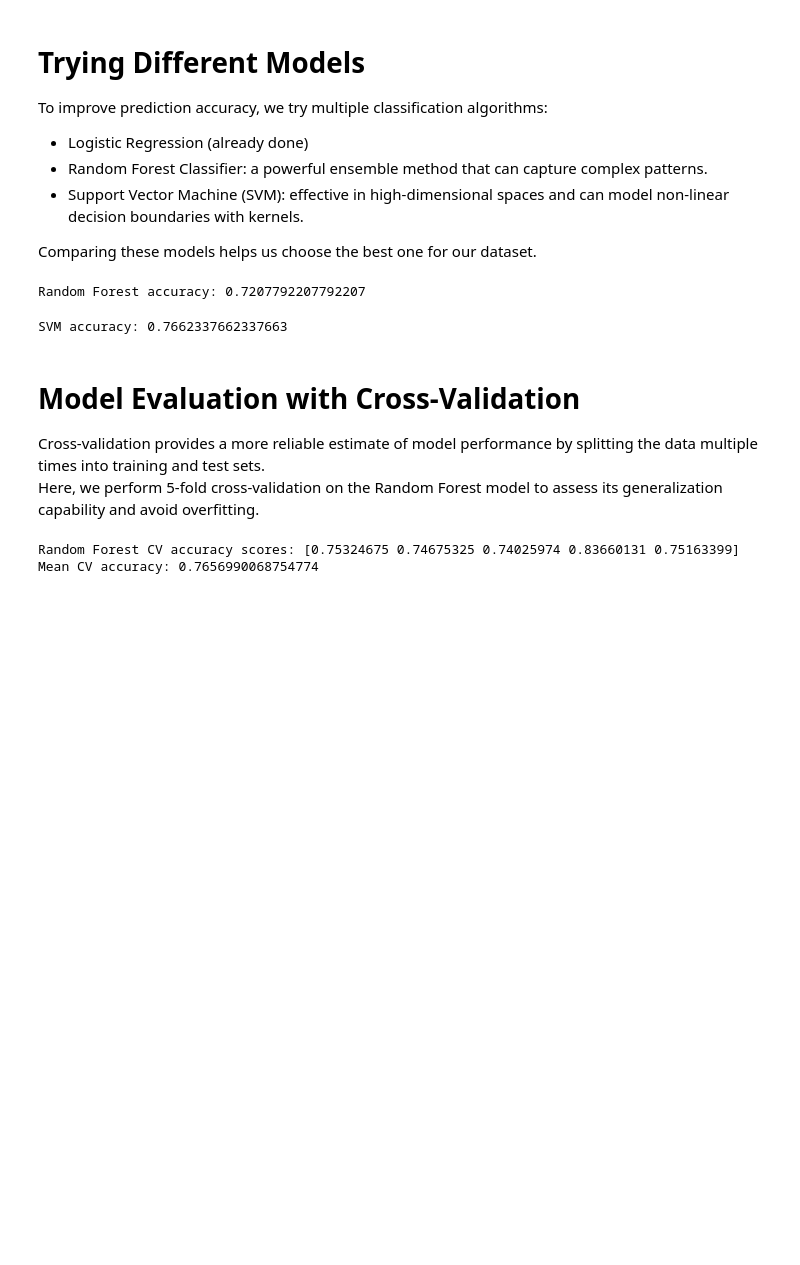
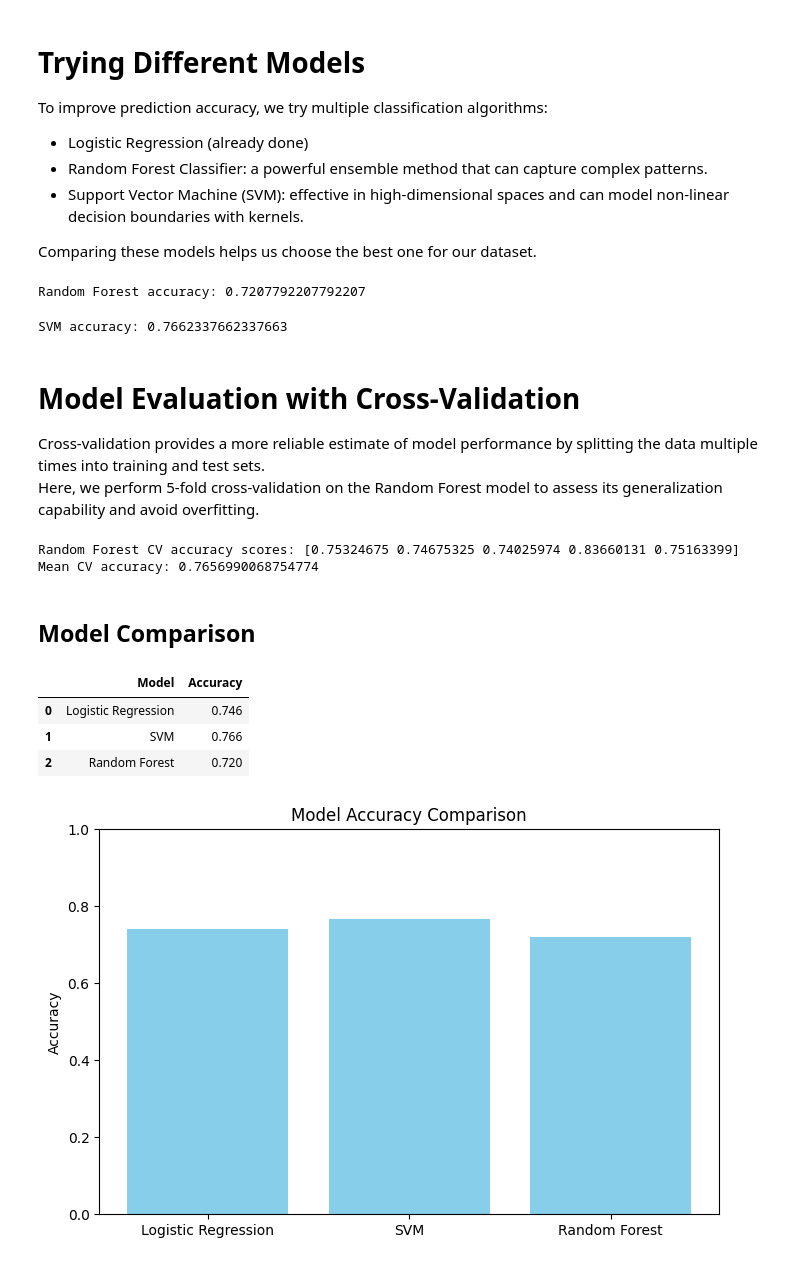
Before and after one commit to Hariszss/diabetes-prediction-ml, a Jupyter notebook: diabetes project.ipynb, the cells around one changed output. Drawn from its saved outputs; the diff is of its cells as text; code cells hidden in the pictures; blank space fills up the shorter version.

```diff
--- a/diabetes project.ipynb
+++ b/diabetes project.ipynb
@@ -243,3 +243,34 @@ print("Mean CV accuracy:", scores.mean())
 # %% [output]
 Random Forest CV accuracy scores: [0.75324675 0.74675325 0.74025974 0.83660131 0.75163399]
 Mean CV accuracy: 0.7656990068754774
+# %% [markdown]
+## Model Comparison
+# %%
+import pandas as pd
+
+data = {
+    'Model': ['Logistic Regression', 'SVM', 'Random Forest'],
+    'Accuracy': [0.746, 0.766 , 0.72]
+}
+
+df = pd.DataFrame(data)
+df
+# %% [output]
+|  | Model | Accuracy |
+| 0 | Logistic Regression | 0.746 |
+| 1 | SVM | 0.766 |
+| 2 | Random Forest | 0.720 |
+# %%
+import matplotlib.pyplot as plt
+
+models = ['Logistic Regression', 'SVM', 'Random Forest']
+accuracies = [0.74, 0.766, 0.720]
+
+plt.figure(figsize=(8,5))
+plt.bar(models, accuracies, color='skyblue')
+plt.ylabel('Accuracy')
+plt.title('Model Accuracy Comparison')
+plt.ylim(0, 1)
+plt.show()
+# %% [output]
+[figure, added]
```
